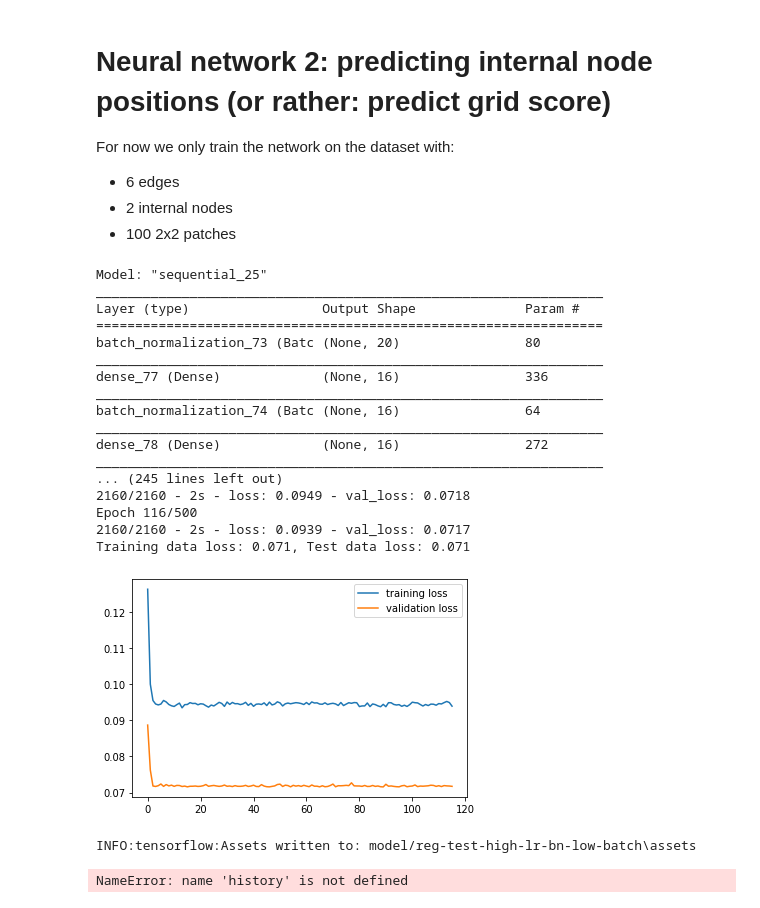
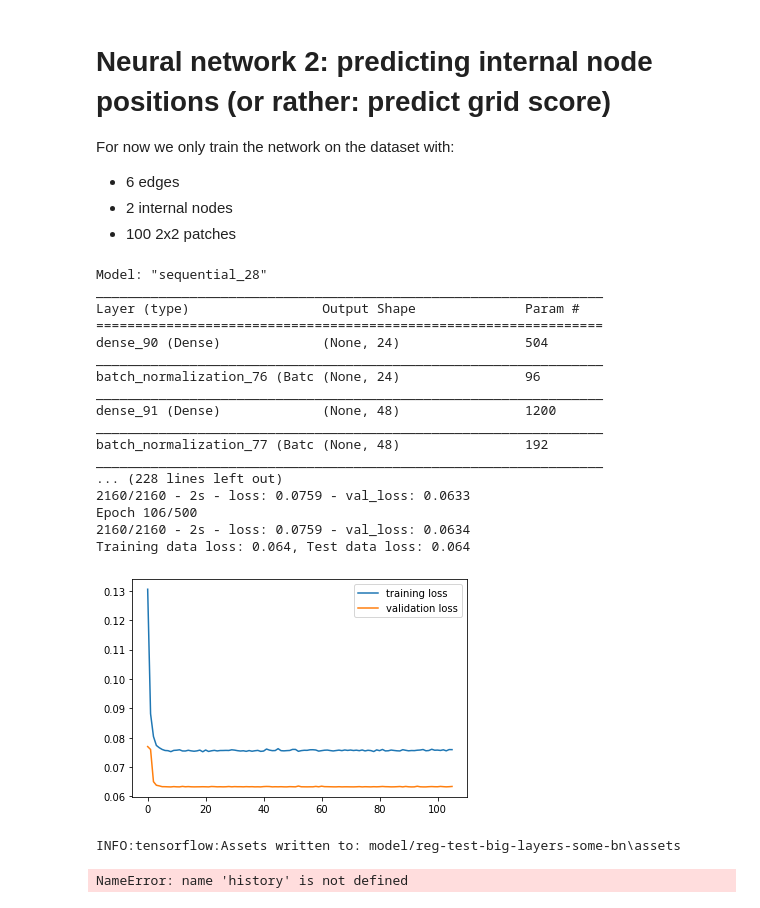
Before and after one commit to Siljekka/GrasshopperMeshAI, a Jupyter notebook: MeshPoints/MachineLearning/nn2.ipynb, the cells around one changed output. Drawn from its saved outputs; the diff is of its cells as text; code cells hidden in the pictures.

```diff
--- a/MeshPoints/MachineLearning/nn2.ipynb
+++ b/MeshPoints/MachineLearning/nn2.ipynb
@@ -584,7 +230,7 @@ WEIGHT_DECAY = 1e-2
 EPOCHS = 500
 BATCH_SIZE = 128
 
-model_path = 'model/reg-test-high-lr-bn-amsgrad'
+model_path = 'model/reg-test-big-layers-no-bn'
 patches = pd.read_csv('data/patches-dataset-zerofour-lc-new-2.csv')
 # patches = pd.read_csv('data/patches-dataset-test.csv')
 
@@ -606,13 +252,19 @@ test_labels = patches_train.iloc[:, -4:]
 
 model = tf.keras.Sequential([
     tf.keras.Input(shape=(20,)),
+    # layers.BatchNormalization(),
+
+    layers.Dense(24, activation='relu'),
     layers.BatchNormalization(),
 
-    layers.Dense(16, activation='relu'),
+    layers.Dense(48, activation='relu'),
     layers.BatchNormalization(),
 
+    layers.Dense(24, activation='relu'),
+    # layers.BatchNormalization(),
+
     layers.Dense(16, activation='relu'),
-    layers.BatchNormalization(),
+    # layers.BatchNormalization(),
 
     layers.Dense(4),
 ])
@@ -620,7 +272,7 @@ model = tf.keras.Sequential([
 model.summary()
 
 decay_steps= 10_000
-lr_schedule = tf.keras.optimizers.schedules.ExponentialDecay(1e-1, decay_steps, 1e-3)
+lr_schedule = tf.keras.optimizers.schedules.ExponentialDecay(1e-1, decay_steps, 1e-2)
 
 
 model.compile(loss=tf.losses.MeanSquaredError(),
@@ -636,48 +288,48 @@ callbacks_list = [checkpoint, early_stopping]
 history = model.fit(train_features,
                     train_labels,
                     epochs=EPOCHS,
                     batch_size=BATCH_SIZE,
                     validation_split=0.18,
                     verbose=2,
                     callbacks=callbacks_list,
                     )
 
 # Evaluate the model
 train_acc = model.evaluate(
     train_features, train_labels, verbose=0)
 test_acc = model.evaluate(
     test_features, test_labels, verbose=0)
 print('Training data loss: %.3f, Test data loss: %.3f' %
         (train_acc, test_acc))
 
 # plot history
 plt.plot(history.history['loss'], label='training loss')
 plt.plot(history.history['val_loss'], label='validation loss')
 plt.legend()
 plt.show()
 # %% [output]
-Model: "sequential_25"
+Model: "sequential_28"
 _________________________________________________________________
 Layer (type)                 Output Shape              Param #
 =================================================================
-batch_normalization_73 (Batc (None, 20)                80
+dense_90 (Dense)             (None, 24)                504
 _________________________________________________________________
-dense_77 (Dense)             (None, 16)                336
+batch_normalization_76 (Batc (None, 24)                96
 _________________________________________________________________
-batch_normalization_74 (Batc (None, 16)                64
+dense_91 (Dense)             (None, 48)                1200
 _________________________________________________________________
-dense_78 (Dense)             (None, 16)                272
+batch_normalization_77 (Batc (None, 48)                192
 _________________________________________________________________
-... (245 lines left out)
-2160/2160 - 2s - loss: 0.0949 - val_loss: 0.0718
-Epoch 116/500
-2160/2160 - 2s - loss: 0.0939 - val_loss: 0.0717
-Training data loss: 0.071, Test data loss: 0.071
+... (228 lines left out)
+2160/2160 - 2s - loss: 0.0759 - val_loss: 0.0633
+Epoch 106/500
+2160/2160 - 2s - loss: 0.0759 - val_loss: 0.0634
+Training data loss: 0.064, Test data loss: 0.064
-[figure, old version]
+[figure, new version]
 # %%
-model.save('model/reg-test-high-lr-bn-amsgrad')
+model.save('model/reg-test-big-layers-some-bn')
 # %% [output]
-INFO:tensorflow:Assets written to: model/reg-test-high-lr-bn-low-batch\assets
+INFO:tensorflow:Assets written to: model/reg-test-big-layers-some-bn\assets
 # %%
 # %% [output]
 NameError: name 'history' is not defined
```
Also changed, not shown: parts of 5 cells of this notebook, 1 other file.
